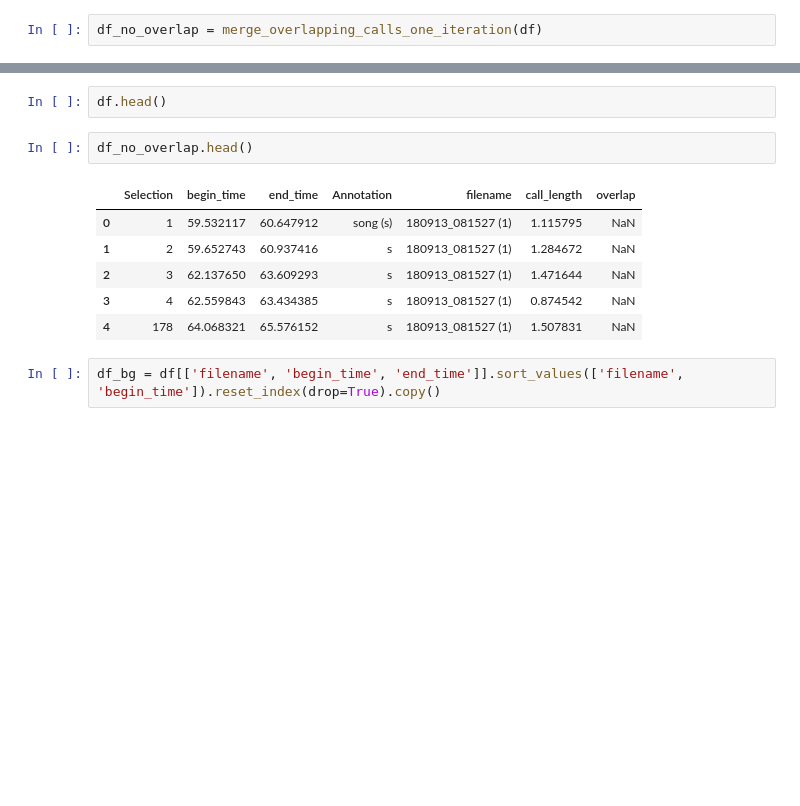
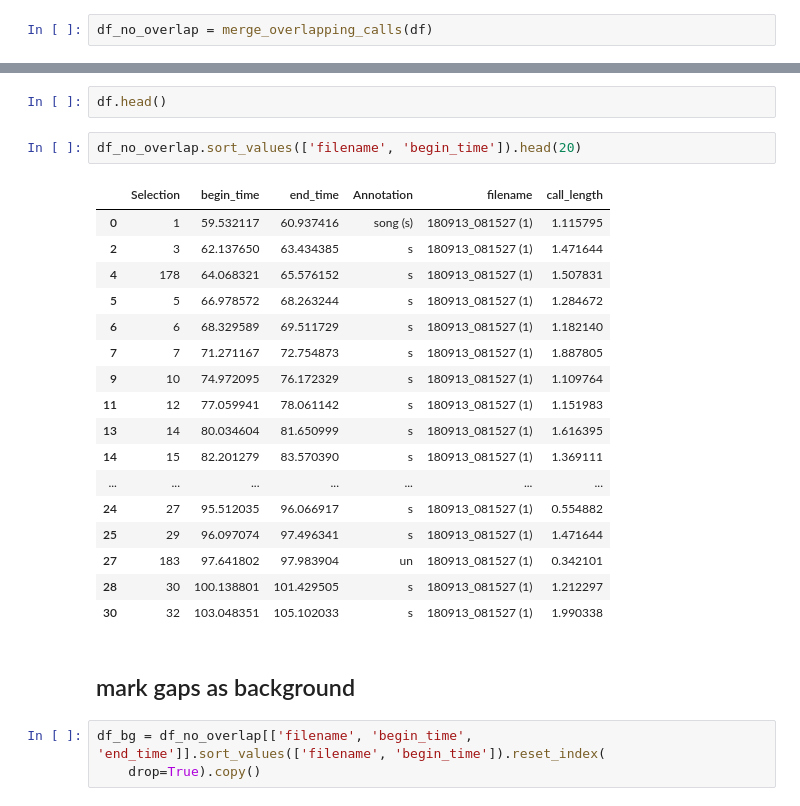
Before and after one commit to deep-voice/soundbay, a Jupyter notebook: notebooks/20221101_nw_2021_data_prep.ipynb, the cells around one changed output, grey strips where cells are left out. Drawn from its saved outputs; the diff is of its cells as text; blank space fills up the shorter version.

```diff
--- a/notebooks/20221101_nw_2021_data_prep.ipynb
+++ b/notebooks/20221101_nw_2021_data_prep.ipynb
@@ -175,2 +189,2 @@ def merge_rows_marked_as_overlapping(df):
 # %%
-df_no_overlap = merge_overlapping_calls_one_iteration(df)
+df_no_overlap = merge_overlapping_calls(df)
@@ -198,13 +201,27 @@ df_no_overlap.shape
 # %%
 df.head()
 # %%
-df_no_overlap.head()
+df_no_overlap.sort_values(['filename', 'begin_time']).head(20)
 # %% [output]
-|  | Selection | begin_time | end_time | Annotation | filename | call_length | overlap |
-| 0 | 1 | 59.532117 | 60.647912 | song (s) | 180913_081527 (1) | 1.115795 | NaN |
-| 1 | 2 | 59.652743 | 60.937416 | s | 180913_081527 (1) | 1.284672 | NaN |
-| 2 | 3 | 62.137650 | 63.609293 | s | 180913_081527 (1) | 1.471644 | NaN |
-| 3 | 4 | 62.559843 | 63.434385 | s | 180913_081527 (1) | 0.874542 | NaN |
-| 4 | 178 | 64.068321 | 65.576152 | s | 180913_081527 (1) | 1.507831 | NaN |
+|  | Selection | begin_time | end_time | Annotation | filename | call_length |
+| 0 | 1 | 59.532117 | 60.937416 | song (s) | 180913_081527 (1) | 1.115795 |
+| 2 | 3 | 62.137650 | 63.434385 | s | 180913_081527 (1) | 1.471644 |
+| 4 | 178 | 64.068321 | 65.576152 | s | 180913_081527 (1) | 1.507831 |
+| 5 | 5 | 66.978572 | 68.263244 | s | 180913_081527 (1) | 1.284672 |
+| 6 | 6 | 68.329589 | 69.511729 | s | 180913_081527 (1) | 1.182140 |
+| 7 | 7 | 71.271167 | 72.754873 | s | 180913_081527 (1) | 1.887805 |
+| 9 | 10 | 74.972095 | 76.172329 | s | 180913_081527 (1) | 1.109764 |
+| 11 | 12 | 77.059941 | 78.061142 | s | 180913_081527 (1) | 1.151983 |
+| 13 | 14 | 80.034604 | 81.650999 | s | 180913_081527 (1) | 1.616395 |
+| 14 | 15 | 82.201279 | 83.570390 | s | 180913_081527 (1) | 1.369111 |
+| ... | ... | ... | ... | ... | ... | ... |
+| 24 | 27 | 95.512035 | 96.066917 | s | 180913_081527 (1) | 0.554882 |
+| 25 | 29 | 96.097074 | 97.496341 | s | 180913_081527 (1) | 1.471644 |
+| 27 | 183 | 97.641802 | 97.983904 | un | 180913_081527 (1) | 0.342101 |
+| 28 | 30 | 100.138801 | 101.429505 | s | 180913_081527 (1) | 1.212297 |
+| 30 | 32 | 103.048351 | 105.102033 | s | 180913_081527 (1) | 1.990338 |
+# %% [markdown]
+## mark gaps as background
 # %%
-df_bg = df[['filename', 'begin_time', 'end_time']].sort_values(['filename', 'begin_time']).reset_index(drop=True).copy()
+df_bg = df_no_overlap[['filename', 'begin_time', 'end_time']].sort_values(['filename', 'begin_time']).reset_index(
+    drop=True).copy()
```
Also changed, not shown: parts of 55 cells of this notebook.
